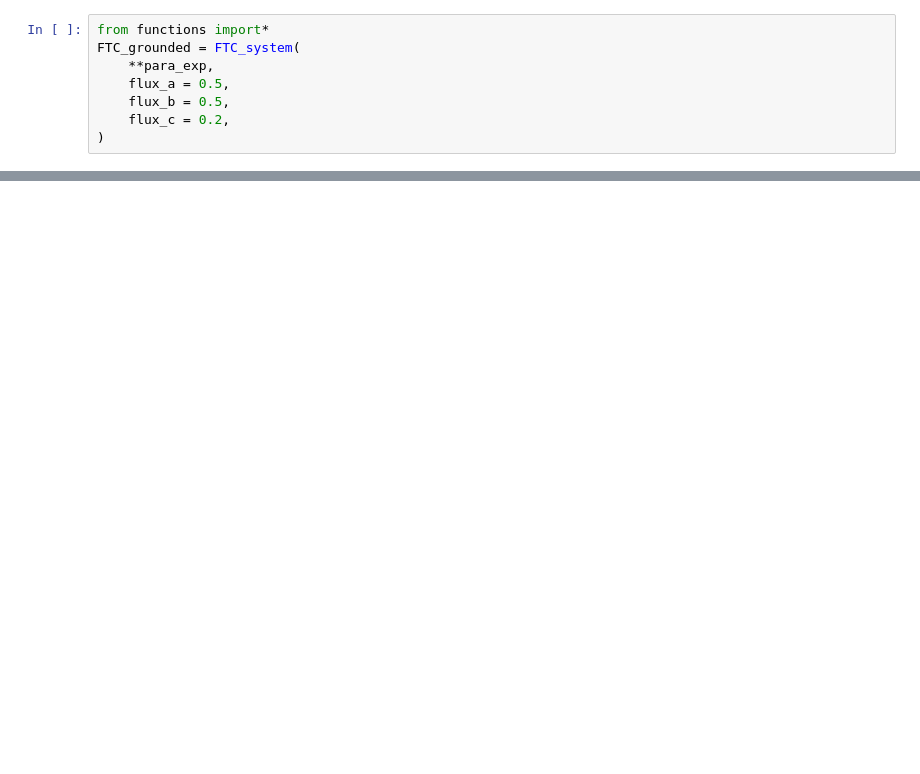
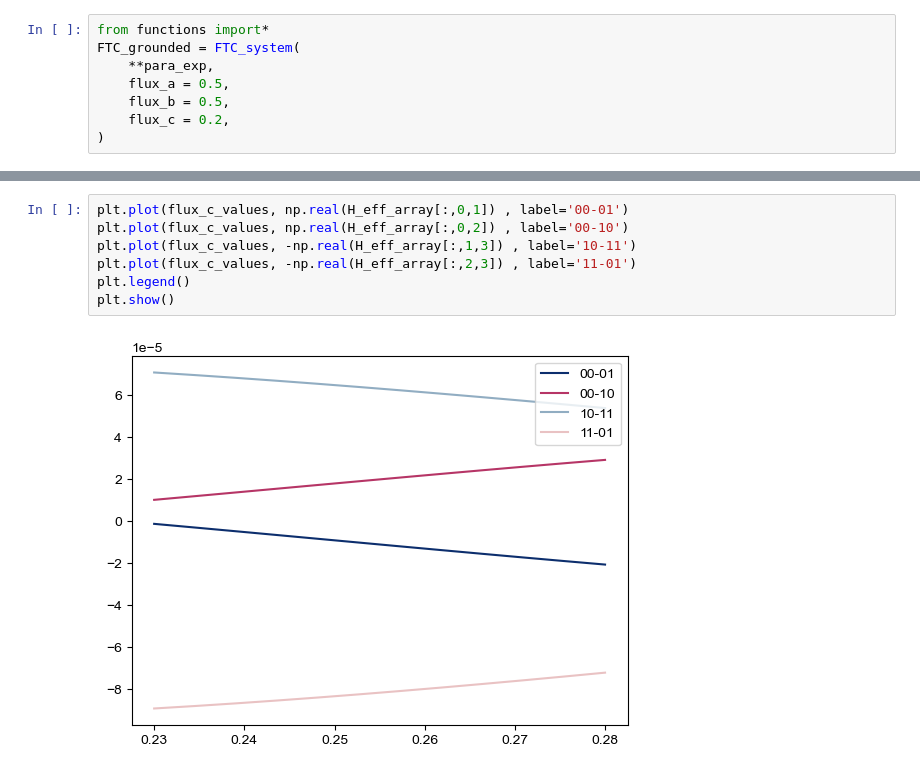
Before and after one commit to yunweilu/fluxonium, a Jupyter notebook: FFFcd.ipynb, the cells around one changed output, grey strips where cells are left out. Drawn from its saved outputs; the diff is of its cells as text; blank space fills up the shorter version.

```diff
--- a/FFFcd.ipynb
+++ b/FFFcd.ipynb
@@ -170,0 +237,9 @@ plt.show()
+# %%
+plt.plot(flux_c_values, np.real(H_eff_array[:,0,1]) , label='00-01')
+plt.plot(flux_c_values, np.real(H_eff_array[:,0,2]) , label='00-10')
+plt.plot(flux_c_values, -np.real(H_eff_array[:,1,3]) , label='10-11')
+plt.plot(flux_c_values, -np.real(H_eff_array[:,2,3]) , label='11-01')
+plt.legend()
+plt.show()
+# %% [output]
+[figure, added]
```
Also changed, not shown: parts of 18 cells of this notebook.
